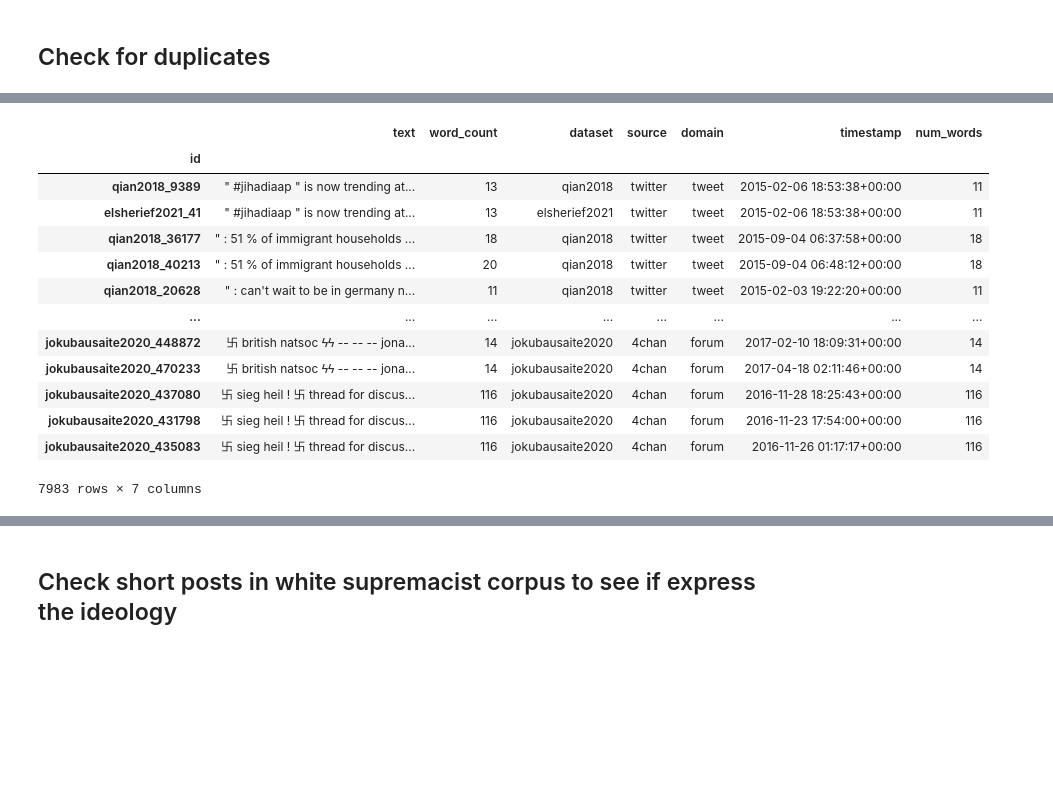
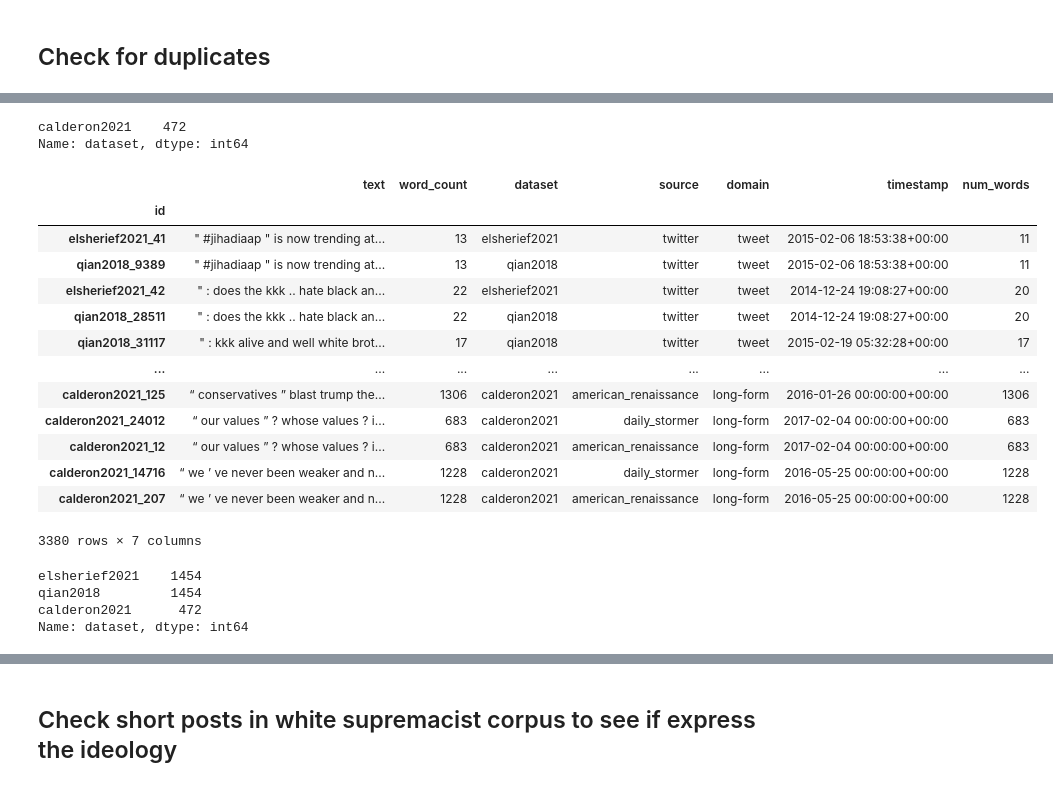
Before and after one commit to michaelmilleryoder/white_supremacist_lang, a Jupyter notebook: jupyter/corpus_stats.ipynb, the cells around one changed output, grey strips where cells are left out. Drawn from its saved outputs; the diff is of its cells as text; code cells hidden in the pictures; blank space fills up the shorter version.

```diff
--- a/jupyter/corpus_stats.ipynb
+++ b/jupyter/corpus_stats.ipynb
@@ -30,0 +31,5 @@ ws_data.text.duplicated(keep='first').sum()
+# %%
+pd.set_option('display.max_colwidth', None)
+print(ws_data.duplicated(subset=['text', 'dataset'], keep='first').sum())
+dups = ws_data[ws_data.duplicated(subset=['text', 'dataset'], keep=False)].sort_values('text')
+dups
@@ -31,17 +52,30 @@ ws_data.text.duplicated(keep='first').sum()
+# %%
+dups.dataset.value_counts()
+# %% [output]
+calderon2021    472
+Name: dataset, dtype: int64
 # %%
-ws_data[ws_data.duplicated(['text'], keep=False)].sort_values('text')
+dups = ws_data[ws_data.duplicated(['text'], keep=False)].sort_values('text')
+dups
 # %% [output]
 |  | text | word_count | dataset | source | domain | timestamp | num_words |
 | id |  |  |  |  |  |  |  |
+| elsherief2021_41 | " #jihadiaap " is now trending at... | 13 | elsherief2021 | twitter | tweet | 2015-02-06 18:53:38+00:00 | 11 |
 | qian2018_9389 | " #jihadiaap " is now trending at... | 13 | qian2018 | twitter | tweet | 2015-02-06 18:53:38+00:00 | 11 |
-| elsherief2021_41 | " #jihadiaap " is now trending at... | 13 | elsherief2021 | twitter | tweet | 2015-02-06 18:53:38+00:00 | 11 |
-| qian2018_36177 | " : 51 % of immigrant households ... | 18 | qian2018 | twitter | tweet | 2015-09-04 06:37:58+00:00 | 18 |
-| qian2018_40213 | " : 51 % of immigrant households ... | 20 | qian2018 | twitter | tweet | 2015-09-04 06:48:12+00:00 | 18 |
-| qian2018_20628 | " : can't wait to be in germany n... | 11 | qian2018 | twitter | tweet | 2015-02-03 19:22:20+00:00 | 11 |
+| elsherief2021_42 | " : does the kkk .. hate black an... | 22 | elsherief2021 | twitter | tweet | 2014-12-24 19:08:27+00:00 | 20 |
+| qian2018_28511 | " : does the kkk .. hate black an... | 22 | qian2018 | twitter | tweet | 2014-12-24 19:08:27+00:00 | 20 |
+| qian2018_31117 | " : kkk alive and well white brot... | 17 | qian2018 | twitter | tweet | 2015-02-19 05:32:28+00:00 | 17 |
 | ... | ... | ... | ... | ... | ... | ... | ... |
-| jokubausaite2020_448872 | 卐 british natsoc ϟϟ -- -- -- jona... | 14 | jokubausaite2020 | 4chan | forum | 2017-02-10 18:09:31+00:00 | 14 |
-| jokubausaite2020_470233 | 卐 british natsoc ϟϟ -- -- -- jona... | 14 | jokubausaite2020 | 4chan | forum | 2017-04-18 02:11:46+00:00 | 14 |
-| jokubausaite2020_437080 | 卐 sieg heil ! 卐 thread for discus... | 116 | jokubausaite2020 | 4chan | forum | 2016-11-28 18:25:43+00:00 | 116 |
-| jokubausaite2020_431798 | 卐 sieg heil ! 卐 thread for discus... | 116 | jokubausaite2020 | 4chan | forum | 2016-11-23 17:54:00+00:00 | 116 |
-| jokubausaite2020_435083 | 卐 sieg heil ! 卐 thread for discus... | 116 | jokubausaite2020 | 4chan | forum | 2016-11-26 01:17:17+00:00 | 116 |
+| calderon2021_125 | “ conservatives ” blast trump the... | 1306 | calderon2021 | american_renaissance | long-form | 2016-01-26 00:00:00+00:00 | 1306 |
+| calderon2021_24012 | “ our values ” ? whose values ? i... | 683 | calderon2021 | daily_stormer | long-form | 2017-02-04 00:00:00+00:00 | 683 |
+| calderon2021_12 | “ our values ” ? whose values ? i... | 683 | calderon2021 | american_renaissance | long-form | 2017-02-04 00:00:00+00:00 | 683 |
+| calderon2021_14716 | “ we ’ ve never been weaker and n... | 1228 | calderon2021 | daily_stormer | long-form | 2016-05-25 00:00:00+00:00 | 1228 |
+| calderon2021_207 | “ we ’ ve never been weaker and n... | 1228 | calderon2021 | american_renaissance | long-form | 2016-05-25 00:00:00+00:00 | 1228 |
-7983 rows × 7 columns
+3380 rows × 7 columns
+# %%
+dups.dataset.value_counts()
+# %% [output]
+elsherief2021    1454
+qian2018         1454
+calderon2021      472
+Name: dataset, dtype: int64
```
Also changed, not shown: parts of 7 cells of this notebook, 12 other files.
